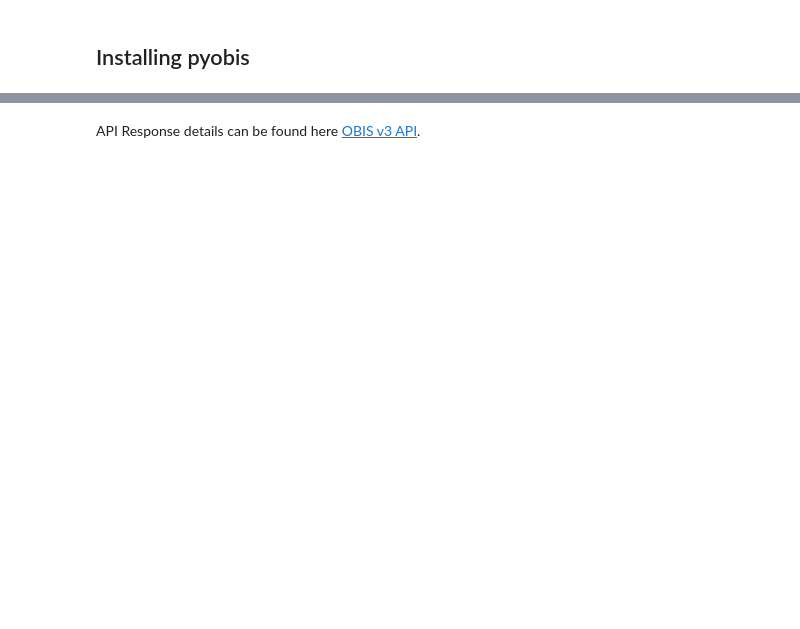
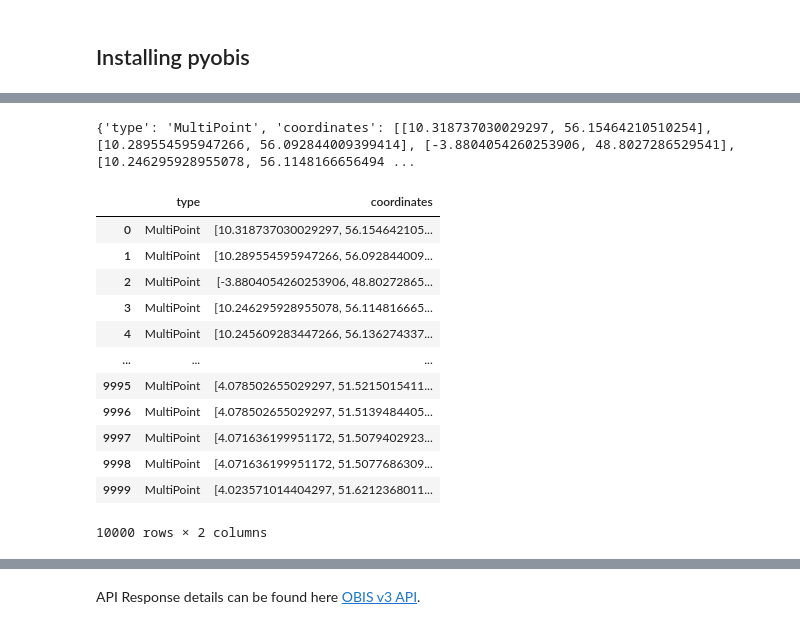
Before and after one commit to iobis/pyobis, a Jupyter notebook: notebooks/usage_guide.ipynb, the cells around one changed output, grey strips where cells are left out. Drawn from its saved outputs; the diff is of its cells as text; code cells hidden in the pictures; blank space fills up the shorter version.

```diff
--- a/notebooks/usage_guide.ipynb
+++ b/notebooks/usage_guide.ipynb
@@ -355,0 +155,21 @@ print(pd.DataFrame(res["results"]))
+# %%
+res = query.getpoints(scientificname = ['Mola mola','Abra alba'])
+print(res)
+# %% [output]
+{'type': 'MultiPoint', 'coordinates': [[10.318737030029297, 56.15464210510254], [10.289554595947266, 56.092844009399414], [-3.8804054260253906, 48.8027286529541], [10.246295928955078, 56.1148166656494 ...
+# %%
+pd.DataFrame(res)
+# %% [output]
+|  | type | coordinates |
+| 0 | MultiPoint | [10.318737030029297, 56.154642105... |
+| 1 | MultiPoint | [10.289554595947266, 56.092844009... |
+| 2 | MultiPoint | [-3.8804054260253906, 48.80272865... |
+| 3 | MultiPoint | [10.246295928955078, 56.114816665... |
+| 4 | MultiPoint | [10.245609283447266, 56.136274337... |
+| ... | ... | ... |
+| 9995 | MultiPoint | [4.078502655029297, 51.5215015411... |
+| 9996 | MultiPoint | [4.078502655029297, 51.5139484405... |
+| 9997 | MultiPoint | [4.071636199951172, 51.5079402923... |
+| 9998 | MultiPoint | [4.071636199951172, 51.5077686309... |
+| 9999 | MultiPoint | [4.023571014404297, 51.6212368011... |
+10000 rows × 2 columns
```
Also changed, not shown: parts of 96 cells of this notebook.
